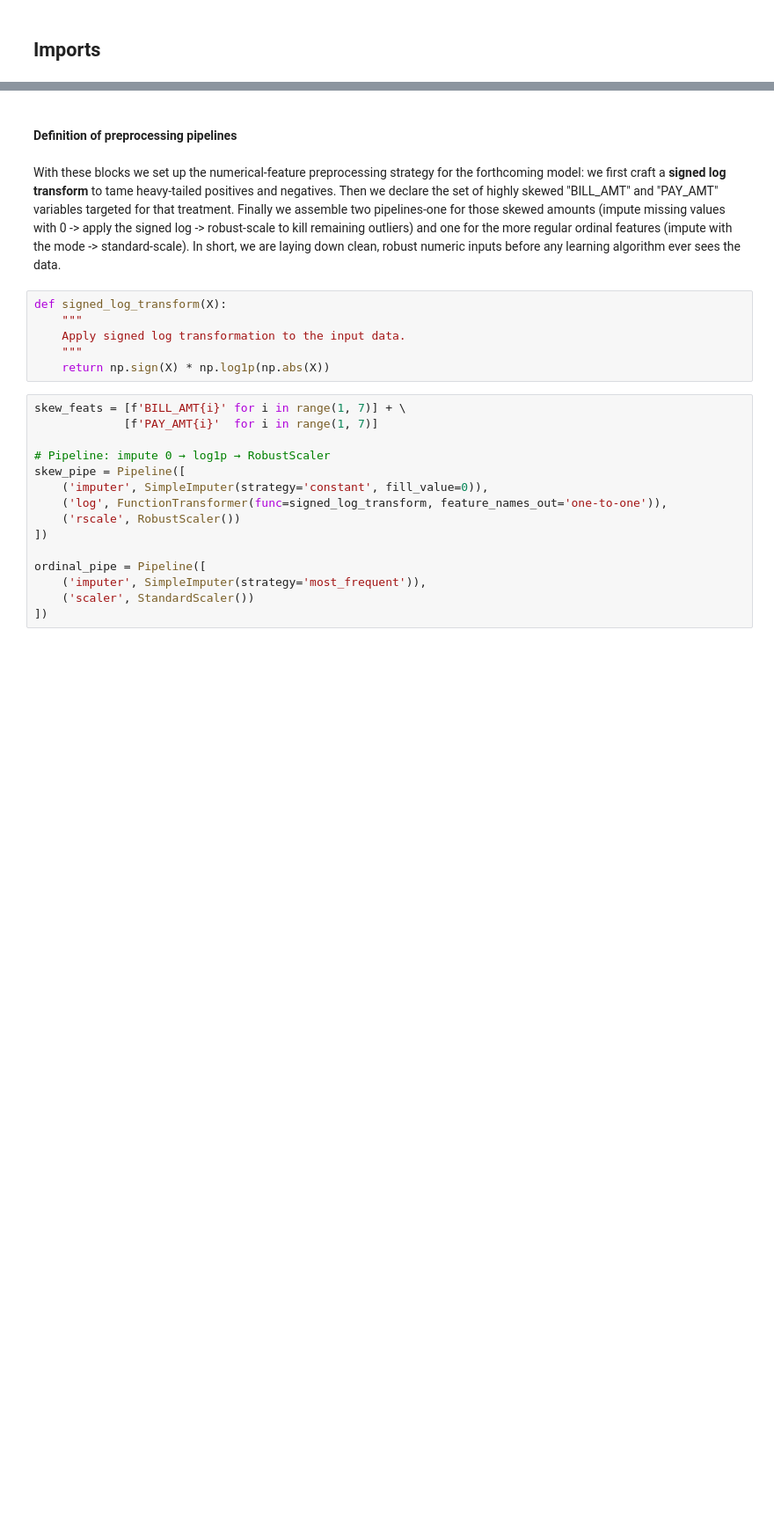
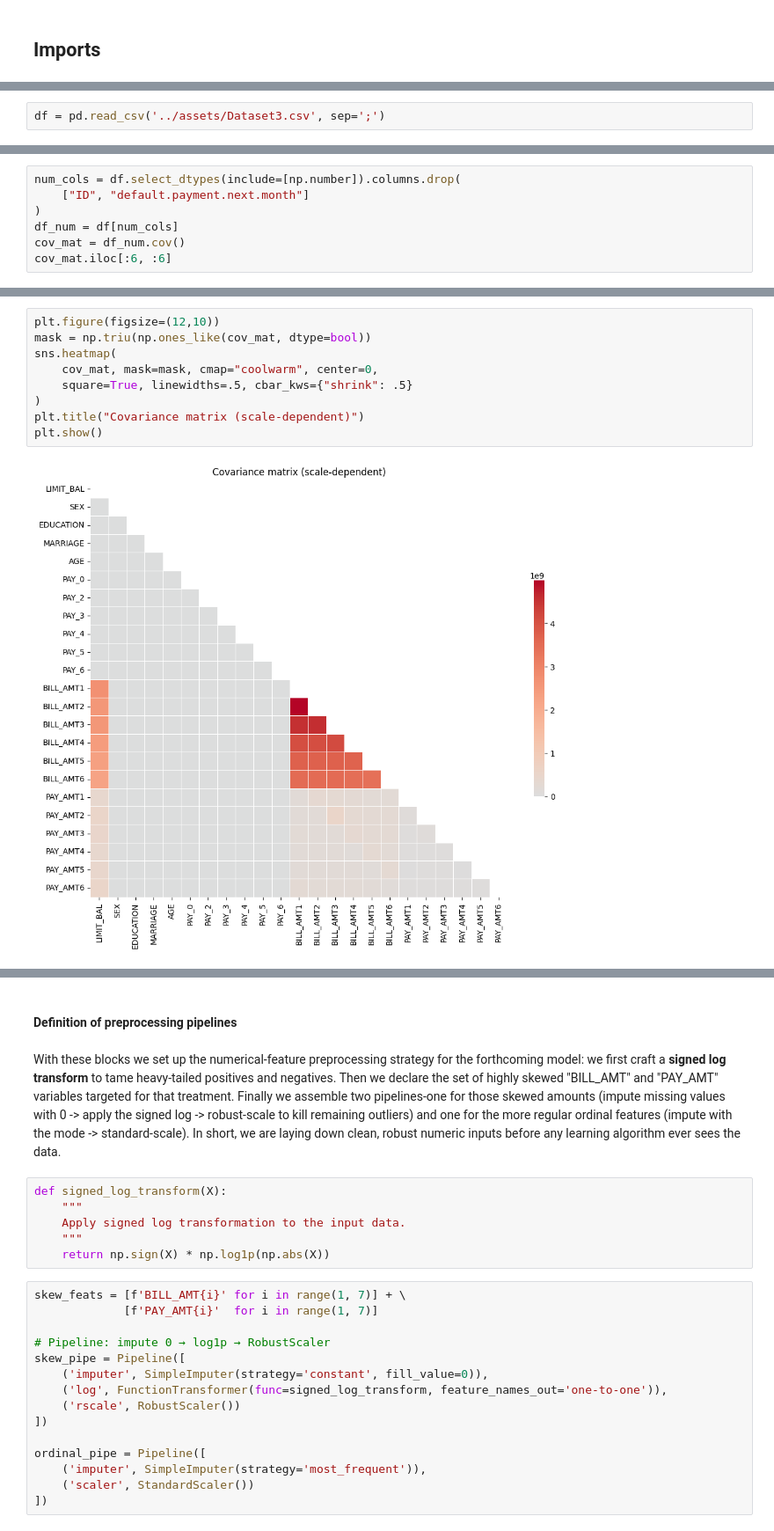
Before and after one commit to Tonio635/credit-default-classifier, a Jupyter notebook: notebooks/credit_card_default_prediction.ipynb, the cells around one changed output, grey strips where cells are left out. Shown at 88% size. Drawn from its saved outputs; the diff is of its cells as text; blank space fills up the shorter version.

```diff
--- a/notebooks/credit_card_default_prediction.ipynb
+++ b/notebooks/credit_card_default_prediction.ipynb
@@ -21,0 +23,2 @@ Here we load a semicolon-delimited credit-default dataset, set a folder for savi
+# %%
+df = pd.read_csv('../assets/Dataset3.csv', sep=';')
@@ -21,0 +83,7 @@ Here we load a semicolon-delimited credit-default dataset, set a folder for savi
+# %%
+num_cols = df.select_dtypes(include=[np.number]).columns.drop(
+    ["ID", "default.payment.next.month"]
+)
+df_num = df[num_cols]
+cov_mat = df_num.cov()
+cov_mat.iloc[:6, :6]
@@ -21,0 +98,11 @@ Here we load a semicolon-delimited credit-default dataset, set a folder for savi
+# %%
+plt.figure(figsize=(12,10))
+mask = np.triu(np.ones_like(cov_mat, dtype=bool))
+sns.heatmap(
+    cov_mat, mask=mask, cmap="coolwarm", center=0,
+    square=True, linewidths=.5, cbar_kws={"shrink": .5}
+)
+plt.title("Covariance matrix (scale-dependent)")
+plt.show()
+# %% [output]
+[figure, added]
```
Also changed, not shown: parts of 33 cells of this notebook.
